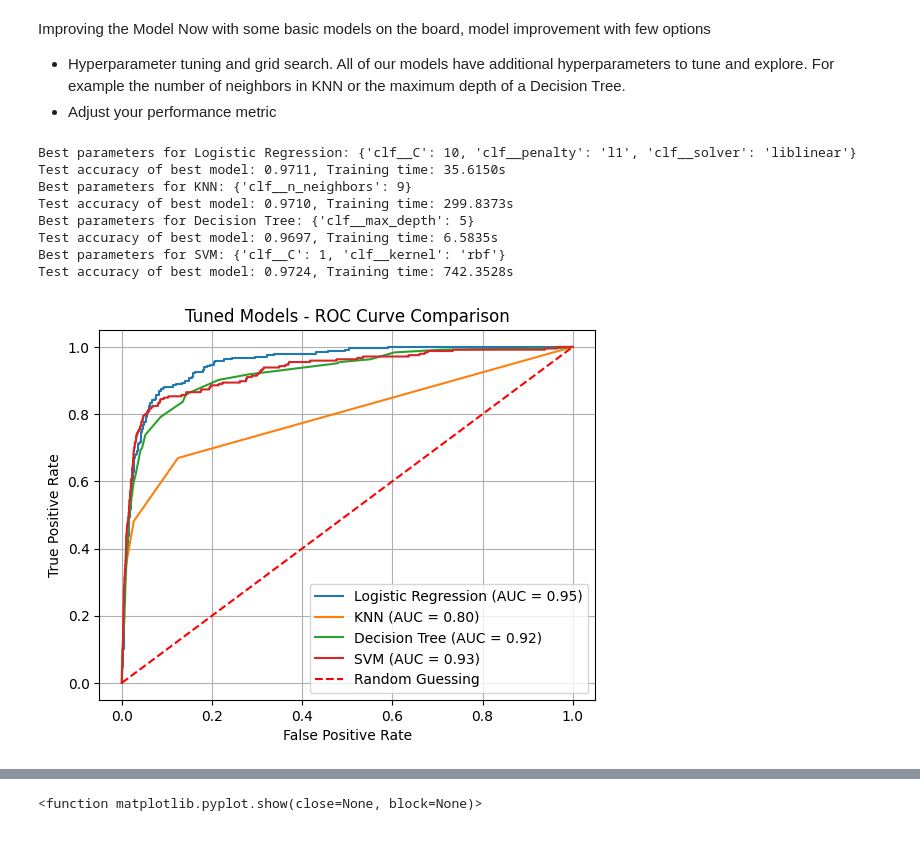
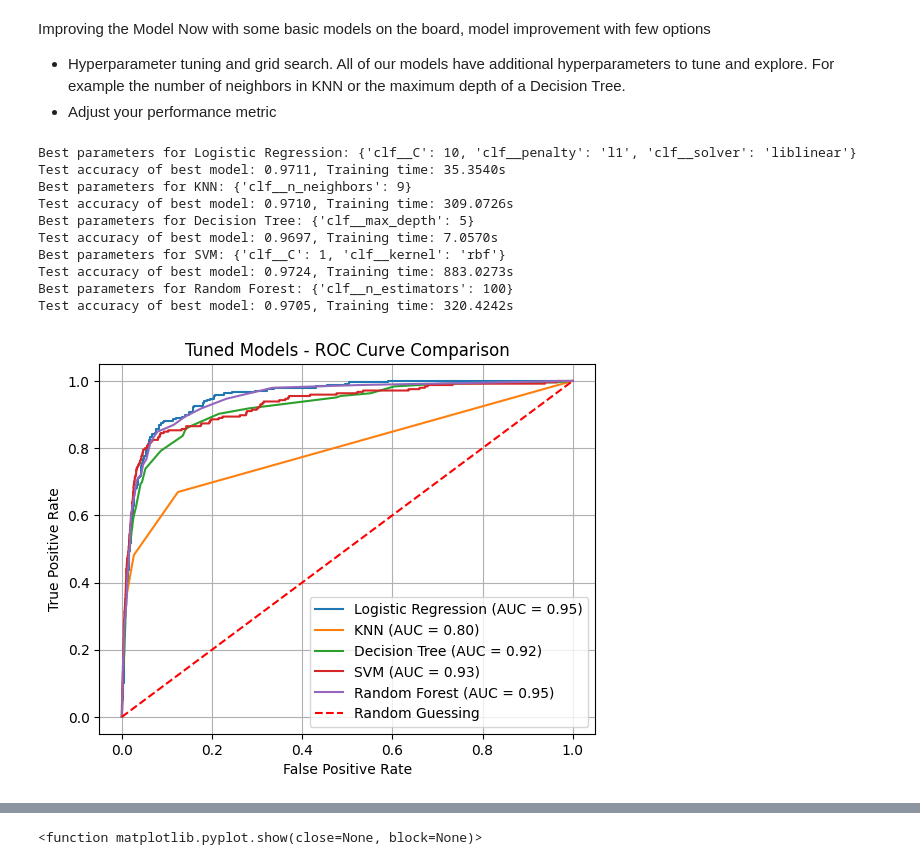
Before and after one commit to muralikandan/capstone, a Jupyter notebook: fraud_detection_model.ipynb, the cells around one changed output, grey strips where cells are left out. Cells and saved outputs as stored; diff of their text form; code cells hidden in the pictures.

```diff
--- a/fraud_detection_model.ipynb
+++ b/fraud_detection_model.ipynb
@@ -147,7 +169,7 @@ y = loan_df['fraud_flag']
 # Define categorical and numerical features
 categorical_features = ['emp_length', 'home_ownership', 'purpose',
                         'term','verification_status']
-numerical_features = [ 'dti',  'installment',
+numerical_features = [ 'dti',  'installment','int_rate',
                       'total_acc', 'total_payment']
 
 # Define preprocessor for categorical features
@@ -200,3 +222,18 @@ Pipeline(steps=[('preprocessor',
 # %% [markdown]
 **Score the Model**
 What is the accuracy of simple model?
+# %%
+# Make predictions on the testing data
+y_pred = simple_pipe.predict(X_test)
+
+# Evaluate the model using a confusion matrix and plot with sns heatmap
+cm = confusion_matrix(y_test, y_pred)
+sns.heatmap(cm, annot=True, fmt='d', cmap='Blues')
+plt.xlabel('Predicted')
+plt.ylabel('Actual')
+plt.show()
+
+
+# Calculate F1 score
+f1 = f1_score(y_test, y_pred)
+print("Simple LogisticRegression Model F1 Score:", f1)
@@ -246,7 +286,8 @@ classifiers = {
     'Logistic Regression': LogisticRegression(max_iter=1000),
     'KNN': KNeighborsClassifier(),
     'Decision Tree': DecisionTreeClassifier(),
-    'SVM': SVC(probability=True)
+    'SVM': SVC(probability=True),
+    'Random Forest': RandomForestClassifier()
 }
 # %%
 # Create an empty list to store individual DataFrames
@@ -264,15 +305,23 @@ for name, clf in classifiers.items():
     train_time = time.time() - start_time
     print("Model Name:",name)
     train_accuracy = pipe.score(X_train, y_train)
+    # Make predictions on the testing data
+    y_pred = pipe.predict(X_test)
+    f1 = f1_score(y_test, y_pred)
     # Evaluate test accuracy
     test_accuracy = pipe.score(X_test, y_test)
-    model_df = pd.DataFrame({'Model': name, 'Train Time': train_time,'Train Accuracy': train_accuracy, 'Test Accuracy': test_accuracy}, index=[0])
+    model_df = pd.DataFrame({'Model': name, 'Train Time': train_time,
+                             'Train Accuracy': train_accuracy,
+                             'Test Accuracy': test_accuracy,
+                             'F1 Score': f1}, index=[0])
     dfs.append(model_df)
     print(f"{name}: Training time: {train_time:.4f}s, Training accuracy: {train_accuracy:.4f}")
+    #Predict probabilities on test set
     probas = pipe.predict_proba(X_test)
     fpr, tpr, thresholds = roc_curve(y_test, probas[:, 1])
     roc_auc = auc(fpr, tpr)
     plt.plot(fpr, tpr, label=f'{name} (AUC = {roc_auc:.2f})')
+
 
 # Plot ROC curve for random guessing (baseline)
 plt.plot([0, 1], [0, 1], linestyle='--', color='r', label='Random Guessing')
@@ -315,8 +367,10 @@ param_grids = {
     'Logistic Regression': {'clf__C': [0.1, 1, 10], 'clf__penalty': ['l1', 'l2'],'clf__solver':['liblinear']},
     'KNN': {'clf__n_neighbors': [3, 5, 7,9]},
     'Decision Tree': {'clf__max_depth': [None, 5, 10, 20]},
-    'SVM': {'clf__C': [ 1, 10], 'clf__kernel': ['linear', 'rbf']}
+    'SVM': {'clf__C': [ 1, 10], 'clf__kernel': ['linear', 'rbf']},
+    'Random Forest': {'clf__n_estimators': [100, 200, 300]}
 }
+
 
 # Create an empty list to store individual DataFrames
 tuned_dfs = []
@@ -330,49 +384,54 @@ for name, clf in classifiers.items():
     grid_search.fit(X_train, y_train)
     fit_time = time.time() - start_time
     print(f"Best parameters for {name}: {grid_search.best_params_}")
-
     # Evaluate best model on test set
     best_model = grid_search.best_estimator_
     tuned_train_score = grid_search.best_score_
+    # Make predictions on the testing data
+    y_pred = best_model.predict(X_test)
+    tuned_f1 = f1_score(y_test, y_pred)
     # Evaluate best model on test set
     tuned_test_accuracy_best = best_model.score(X_test, y_test)
     print(f"Test accuracy of best model: {tuned_test_accuracy_best:.4f}, Training time: {fit_time:.4f}s")
     # Evaluate test accuracy
     #test_accuracy_best = best_model.score(X_test, y_test)
     tuned_model_df = pd.DataFrame({'Tuned Model': name, 'Train Time': fit_time,
                                    'Train Accuracy': tuned_train_score,
-                                   'Test Accuracy': tuned_test_accuracy_best}, index=[0])
+                                   'Test Accuracy': tuned_test_accuracy_best,
+                                   'F1 Score': tuned_f1}, index=[0])
     tuned_dfs.append(tuned_model_df)
 
     #Predict probabilities on test set
     probas = grid_search.predict_proba(X_test)
 
     #Calculate ROC Curve and AUC
     fpr, tpr, thresholds = roc_curve(y_test,probas[:,1])
     roc_auc = auc(fpr,tpr)
 
     #Plot ROC curve
     plt.plot(fpr, tpr, label=f'{name} (AUC = {roc_auc:.2f})')
 
 # Plot ROC curve for random guessing (baseline)
 plt.plot([0, 1], [0, 1], linestyle='--', color='r', label='Random Guessing')
 
 plt.xlabel('False Positive Rate')
 plt.ylabel('True Positive Rate')
 plt.title('Tuned Models - ROC Curve Comparison')
 plt.legend()
 plt.grid(True)
 plt.show()
 # %% [output]
 Best parameters for Logistic Regression: {'clf__C': 10, 'clf__penalty': 'l1', 'clf__solver': 'liblinear'}
-Test accuracy of best model: 0.9711, Training time: 35.6150s
+Test accuracy of best model: 0.9711, Training time: 35.3540s
 Best parameters for KNN: {'clf__n_neighbors': 9}
-Test accuracy of best model: 0.9710, Training time: 299.8373s
+Test accuracy of best model: 0.9710, Training time: 309.0726s
 Best parameters for Decision Tree: {'clf__max_depth': 5}
-Test accuracy of best model: 0.9697, Training time: 6.5835s
+Test accuracy of best model: 0.9697, Training time: 7.0570s
 Best parameters for SVM: {'clf__C': 1, 'clf__kernel': 'rbf'}
-Test accuracy of best model: 0.9724, Training time: 742.3528s
+Test accuracy of best model: 0.9724, Training time: 883.0273s
+Best parameters for Random Forest: {'clf__n_estimators': 100}
+Test accuracy of best model: 0.9705, Training time: 320.4242s
-[figure, old version]
+[figure, new version]
 # %%
 tuned_results_df = pd.concat(tuned_dfs, ignore_index=True)
 
```
Also changed, not shown: parts of 16 cells of this notebook.
